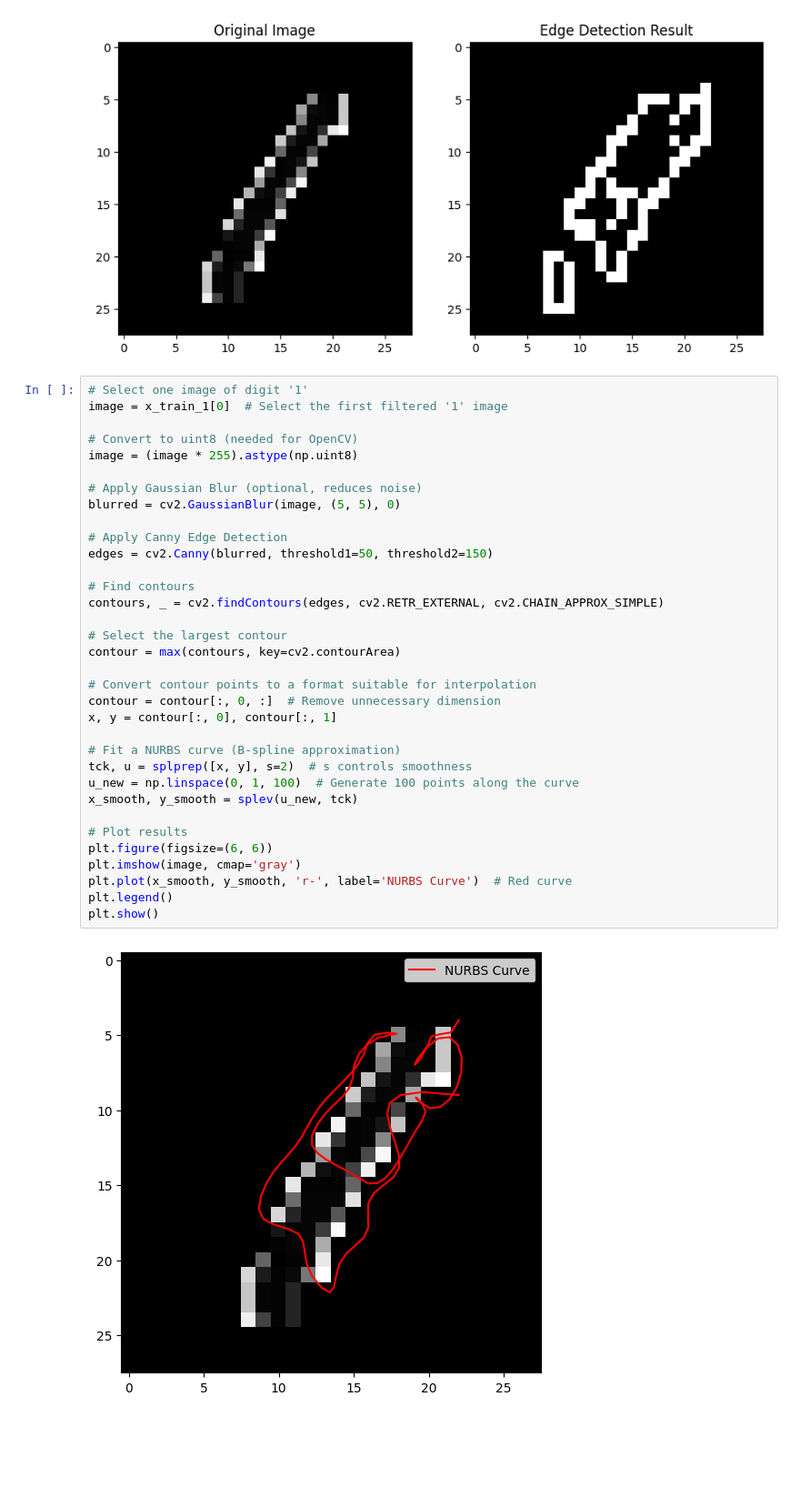
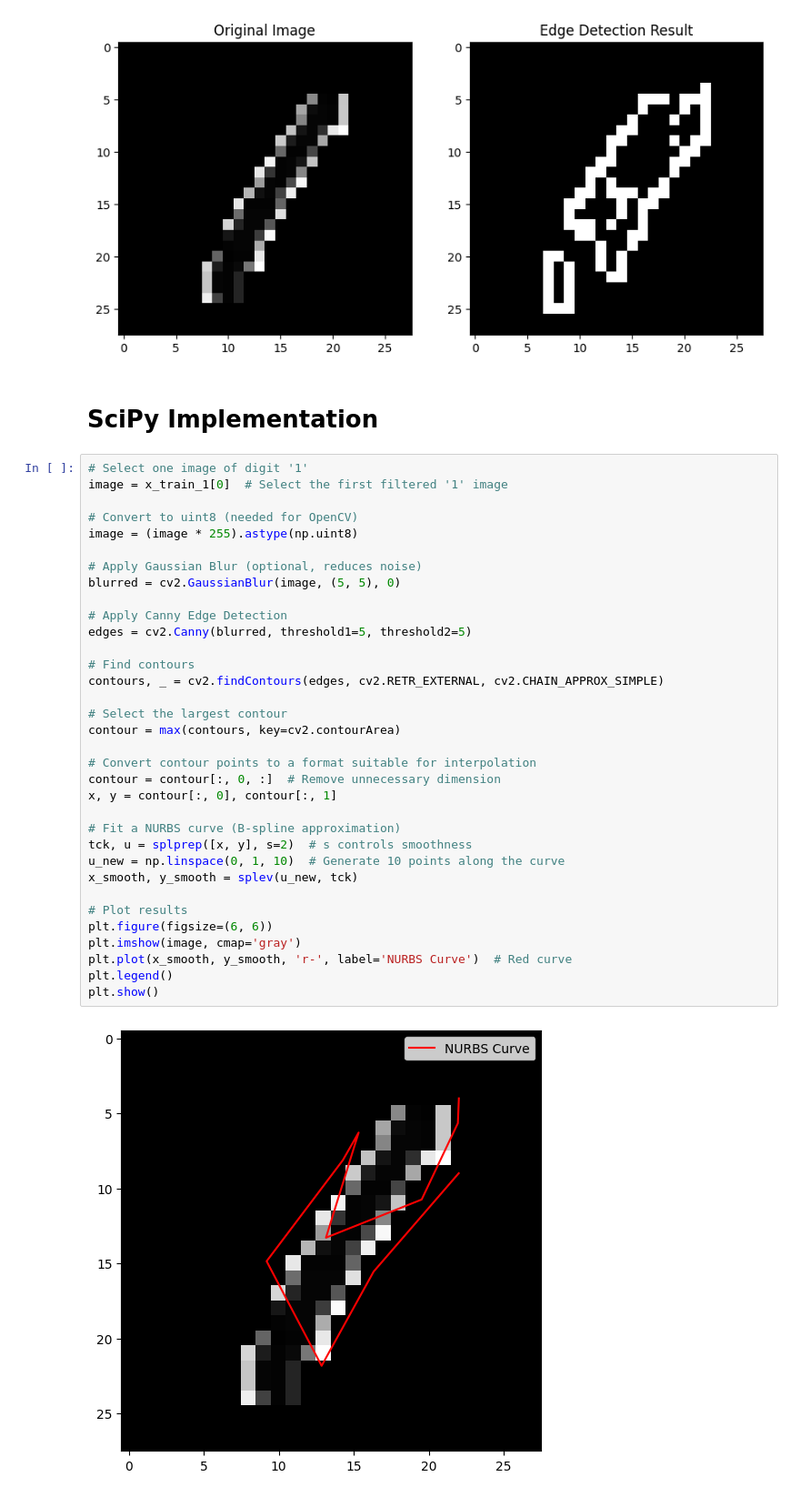
Before and after one commit to Alex-Alti/MNIST_NURBS_Fitting, a Jupyter notebook: Image_to_Curve.ipynb, the cells around one changed output. Shown at 91% size. Drawn from its saved outputs; the diff is of its cells as text; blank space fills up the shorter version.

```diff
--- a/Image_to_Curve.ipynb
+++ b/Image_to_Curve.ipynb
@@ -155,39 +152,41 @@ plt.show()
 # %% [output]
 Image shape before reshape: (28, 28)
 [figure]
+# %% [markdown]
+# SciPy Implementation
 # %%
 # Select one image of digit '1'
 image = x_train_1[0]  # Select the first filtered '1' image
 
 # Convert to uint8 (needed for OpenCV)
 image = (image * 255).astype(np.uint8)
 
 # Apply Gaussian Blur (optional, reduces noise)
 blurred = cv2.GaussianBlur(image, (5, 5), 0)
 
 # Apply Canny Edge Detection
-edges = cv2.Canny(blurred, threshold1=50, threshold2=150)
+edges = cv2.Canny(blurred, threshold1=5, threshold2=5)
 
 # Find contours
 contours, _ = cv2.findContours(edges, cv2.RETR_EXTERNAL, cv2.CHAIN_APPROX_SIMPLE)
 
 # Select the largest contour
 contour = max(contours, key=cv2.contourArea)
 
 # Convert contour points to a format suitable for interpolation
 contour = contour[:, 0, :]  # Remove unnecessary dimension
 x, y = contour[:, 0], contour[:, 1]
 
 # Fit a NURBS curve (B-spline approximation)
 tck, u = splprep([x, y], s=2)  # s controls smoothness
-u_new = np.linspace(0, 1, 100)  # Generate 100 points along the curve
+u_new = np.linspace(0, 1, 10)  # Generate 10 points along the curve
 x_smooth, y_smooth = splev(u_new, tck)
 
 # Plot results
 plt.figure(figsize=(6, 6))
 plt.imshow(image, cmap='gray')
 plt.plot(x_smooth, y_smooth, 'r-', label='NURBS Curve')  # Red curve
 plt.legend()
 plt.show()
 # %% [output]
-[figure, old version]
+[figure, new version]
```
Also changed, not shown: parts of 5 cells of this notebook.
